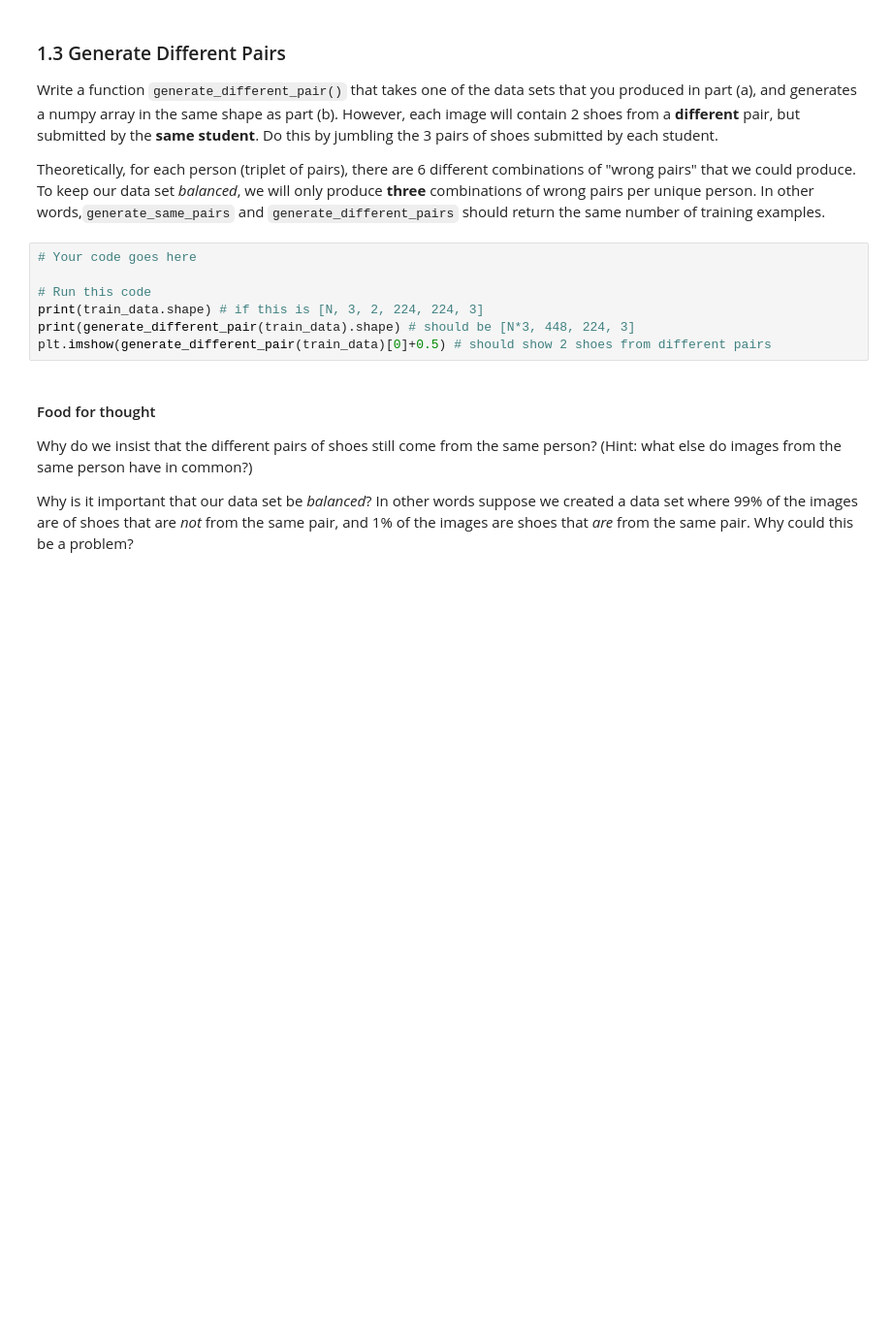
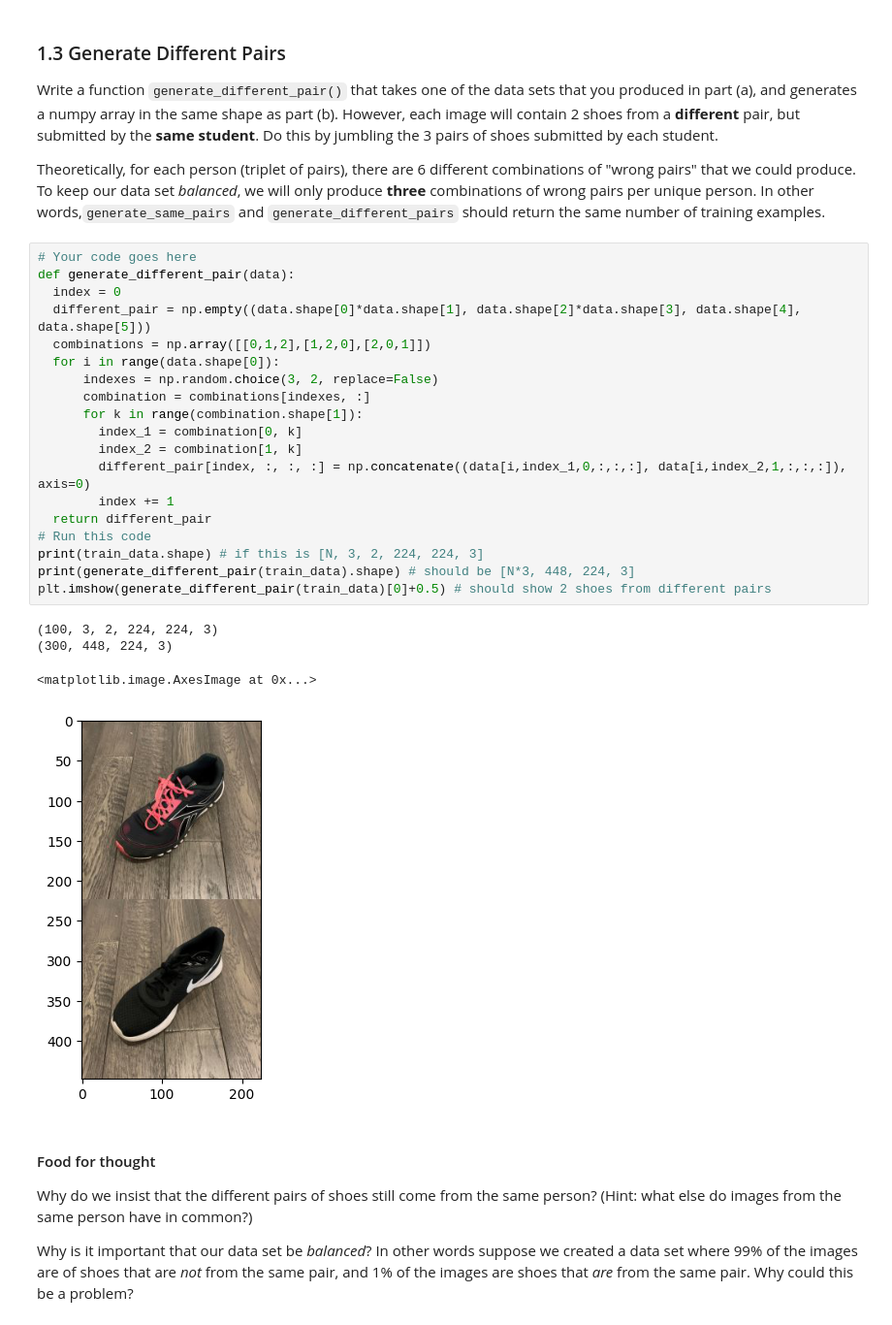
Before and after one commit to yanirMaymon/ML2024, a Jupyter notebook: Ass3/ML_DL_Assignment3.ipynb, the cells around one changed output. Shown: that part at 97% size. Saved outputs shown, nothing was run; the diff lists cells and outputs as text; blank space fills up the shorter version.

```diff
--- a/Ass3/ML_DL_Assignment3.ipynb
+++ b/Ass3/ML_DL_Assignment3.ipynb
@@ -217,11 +217,28 @@ In other words,`generate_same_pairs` and `generate_different_pairs` should
 return the same number of training examples.
 # %%
 # Your code goes here
-
+def generate_different_pair(data):
+  index = 0
+  different_pair = np.empty((data.shape[0]*data.shape[1], data.shape[2]*data.shape[3], data.shape[4], data.shape[5]))
+  combinations = np.array([[0,1,2],[1,2,0],[2,0,1]])
+  for i in range(data.shape[0]):
+      indexes = np.random.choice(3, 2, replace=False)
+      combination = combinations[indexes, :]
+      for k in range(combination.shape[1]):
+        index_1 = combination[0, k]
+        index_2 = combination[1, k]
+        different_pair[index, :, :, :] = np.concatenate((data[i,index_1,0,:,:,:], data[i,index_2,1,:,:,:]), axis=0)
+        index += 1
+  return different_pair
 # Run this code
 print(train_data.shape) # if this is [N, 3, 2, 224, 224, 3]
 print(generate_different_pair(train_data).shape) # should be [N*3, 448, 224, 3]
 plt.imshow(generate_different_pair(train_data)[0]+0.5) # should show 2 shoes from different pairs
+# %% [output]
+(100, 3, 2, 224, 224, 3)
+(300, 448, 224, 3)
+<matplotlib.image.AxesImage at 0x...>
+[figure, added]
 # %% [markdown]
 #### Food for thought
 
```
